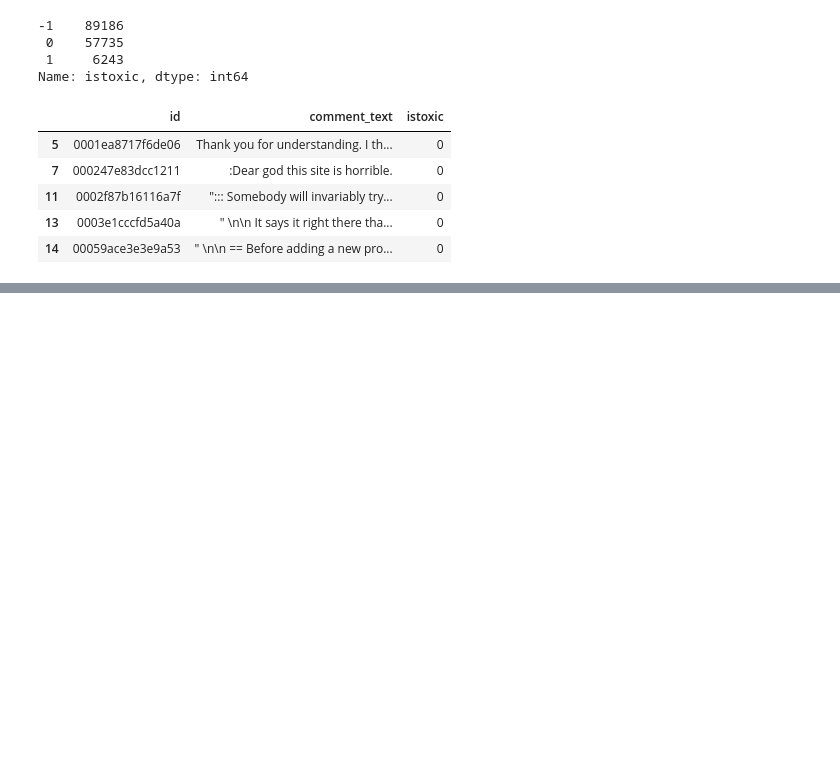
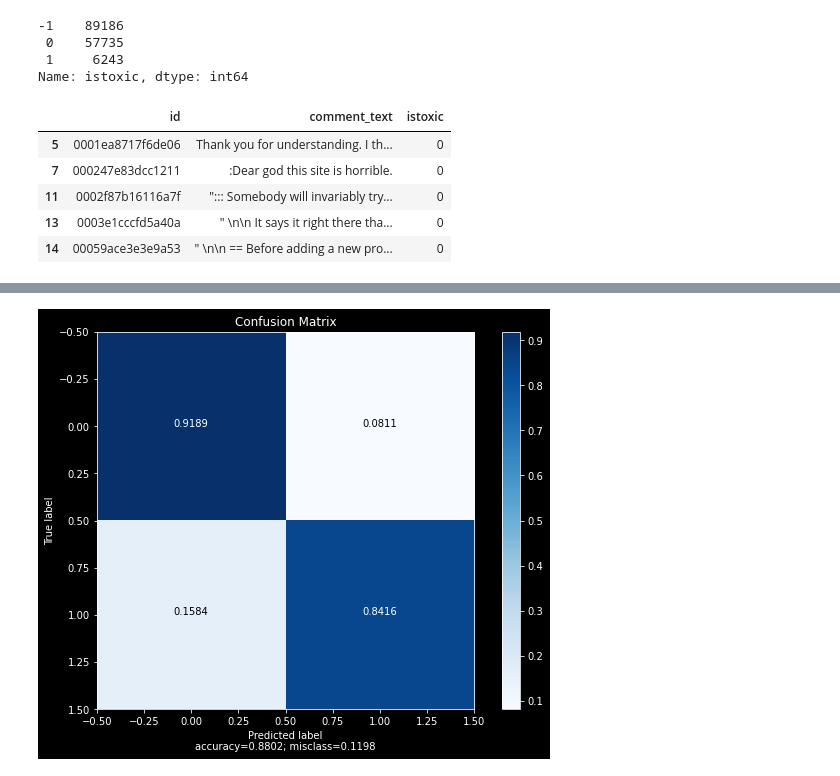
Before and after one commit to yma3/Toxicity-In-Gaming-Communities, a Jupyter notebook: Jigsaw_Toxic_Communities_Challenge_Solution.ipynb, the cells around one changed output, grey strips where cells are left out. Cells and saved outputs as stored; diff of their text form; code cells hidden in the pictures; blank space fills up the shorter version.

```diff
--- a/Jigsaw_Toxic_Communities_Challenge_Solution.ipynb
+++ b/Jigsaw_Toxic_Communities_Challenge_Solution.ipynb
@@ -89,0 +217,12 @@ X_train, X_valid, Y_train, Y_valid = train_test_split(traindf.iloc[:,1], traindf
+# %%
+# Predictions
+
+X_test = testdf_clean.iloc[:,1]
+Y_test = testdf_clean['istoxic']
+X_test = tokenizer.texts_to_sequences(X_test)
+X_test = sequence.pad_sequences(X_test, maxlen = MAXLEN)
+# %%
+# Predict and
+Y_pred = model.predict_classes(X_test, verbose=1)
+
+conf = confusion_matrix(y_true=Y_test, y_pred=Y_pred)
@@ -89,0 +238,26 @@ X_train, X_valid, Y_train, Y_valid = train_test_split(traindf.iloc[:,1], traindf
+# %%
+# Build confusion matrix
+
+import itertools
+
+conf_acc = np.trace(conf) / float(np.sum(conf))
+conf_misclass = 1-conf_acc
+
+plt.figure(figsize=(8, 6))
+plt.imshow(conf, interpolation='nearest', cmap='Blues')
+plt.title('Confusion Matrix')
+plt.colorbar()
+conf = conf.astype('float') / conf.sum(axis=1)[:, np.newaxis]
+thresh = conf.max()/1.5
+
+for i, j in itertools.product(range(conf.shape[0]), range(conf.shape[1])):
+    plt.text(j, i, "{:0.4f}".format(conf[i, j]),
+              horizontalalignment="center",
+              color="white" if conf[i, j] > thresh else "black")
+
+plt.tight_layout()
+plt.ylabel('True label')
+plt.xlabel('Predicted label\naccuracy={:0.4f}; misclass={:0.4f}'.format(conf_acc, conf_misclass))
+plt.show()
+# %% [output]
+[figure, added]
```
Also changed, not shown: parts of 10 cells of this notebook.
